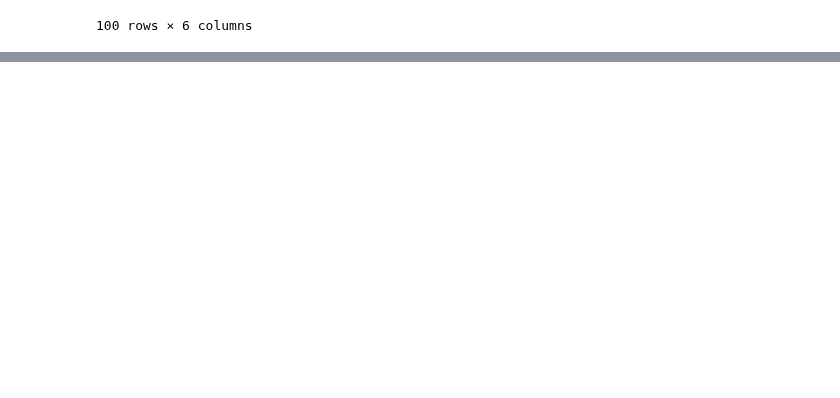
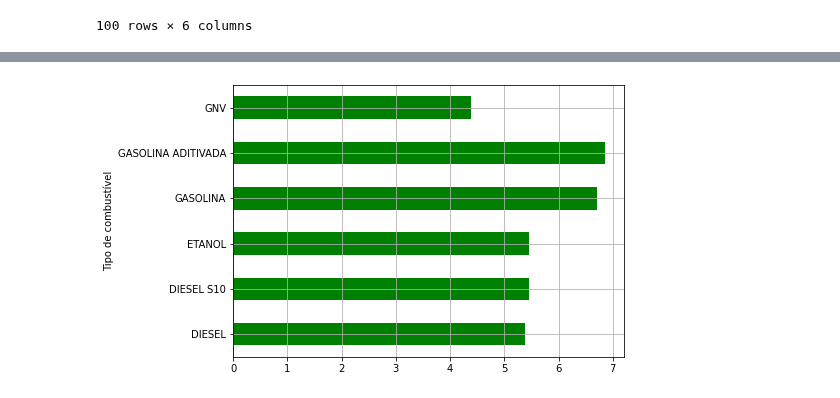
Before and after one commit to VictorGFL/Curso-de-Extensao-python-pandas, a Jupyter notebook: Segundo_exemplo_em_Python_Pandas.ipynb, the cells around one changed output, grey strips where cells are left out. Saved outputs shown, nothing was run; the diff lists cells and outputs as text; code cells hidden in the pictures; blank space fills up the shorter version.

```diff
--- a/Segundo_exemplo_em_Python_Pandas.ipynb
+++ b/Segundo_exemplo_em_Python_Pandas.ipynb
@@ -243,0 +250,4 @@ None
+# %%
+#Achando as médias do valor de venda para cada produto
+c_mean = combustíveis_df['Valor de Venda'].groupby(by=combustíveis_df['Produto']).mean()
+display(c_mean)
@@ -243,0 +263,14 @@ None
+# %%
+#Definindo a área de um novo gráfico
+plt.figure(figsize = (7,5))
+c_mean.plot(
+    kind = "barh",
+    xlabel = "Tipo de combustível",
+    ylabel = "Preco em reais/litro",
+    color = "green")
+
+#Grid
+plt.grid()
+plt.show()
+# %% [output]
+[figure, added]
```
Also changed, not shown: parts of 3 cells of this notebook.
